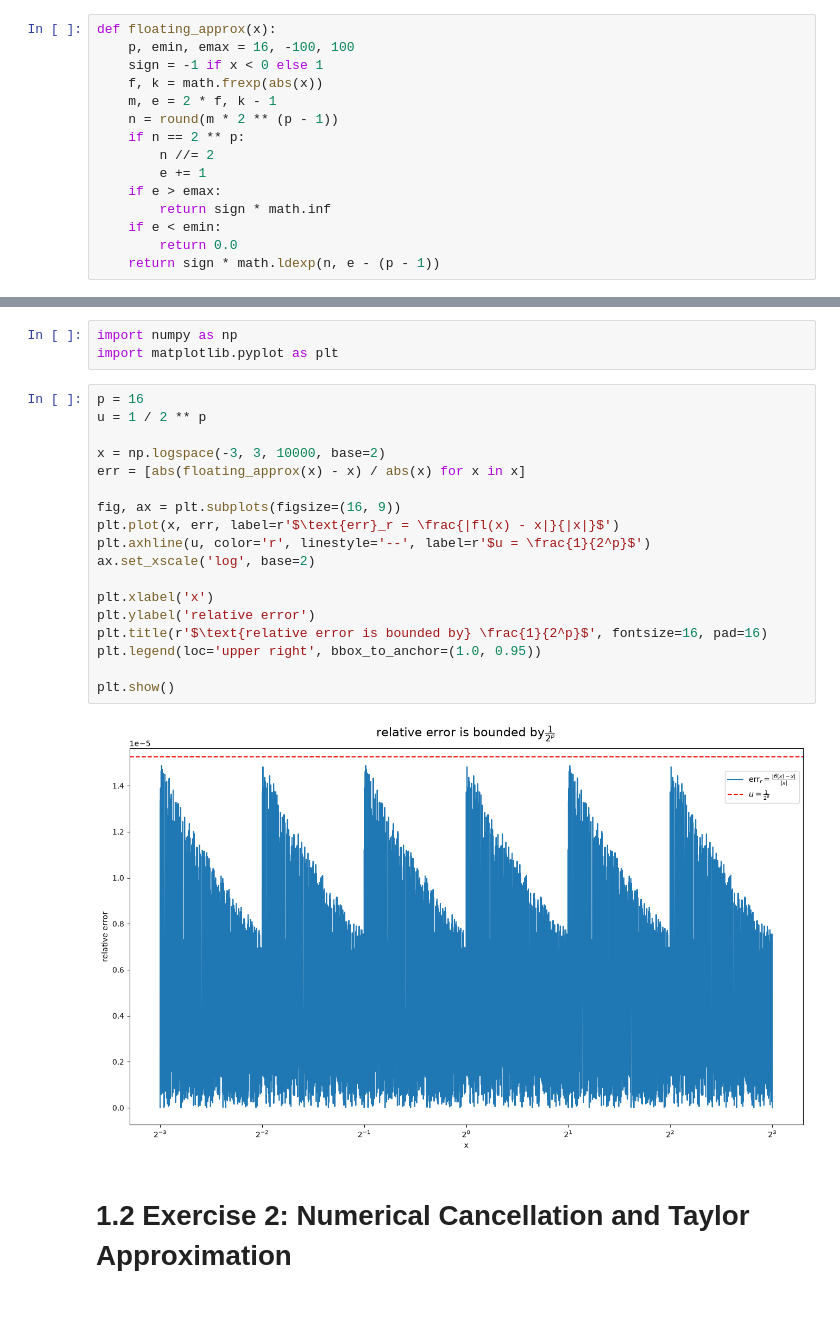
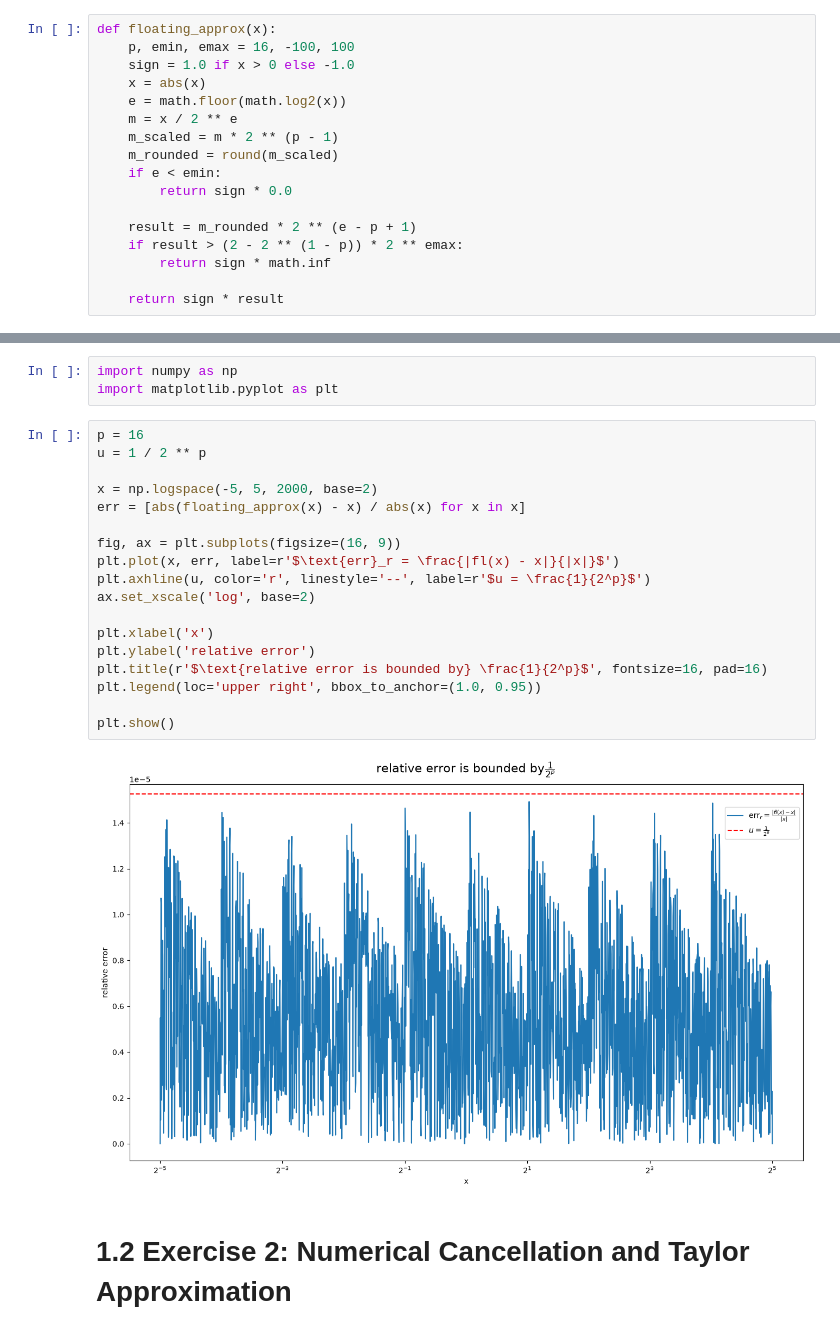
Before and after one commit to mbg615/MATH-311, a Jupyter notebook: Homework/Guthrie_Homework04_Math311.ipynb, the cells around one changed output, grey strips where cells are left out. Saved outputs shown, nothing was run; the diff lists cells and outputs as text.

```diff
--- a/Homework/Guthrie_Homework04_Math311.ipynb
+++ b/Homework/Guthrie_Homework04_Math311.ipynb
@@ -11,18 +11,20 @@ import math
 # %%
 def floating_approx(x):
     p, emin, emax = 16, -100, 100
-    sign = -1 if x < 0 else 1
-    f, k = math.frexp(abs(x))
-    m, e = 2 * f, k - 1
-    n = round(m * 2 ** (p - 1))
-    if n == 2 ** p:
-        n //= 2
-        e += 1
-    if e > emax:
+    sign = 1.0 if x > 0 else -1.0
+    x = abs(x)
+    e = math.floor(math.log2(x))
+    m = x / 2 ** e
+    m_scaled = m * 2 ** (p - 1)
+    m_rounded = round(m_scaled)
+    if e < emin:
+        return sign * 0.0
+
+    result = m_rounded * 2 ** (e - p + 1)
+    if result > (2 - 2 ** (1 - p)) * 2 ** emax:
         return sign * math.inf
-    if e < emin:
-        return 0.0
-    return sign * math.ldexp(n, e - (p - 1))
+
+    return sign * result
 # %% [markdown]
 ## 1.1.2 Relative Error Bound
 # %%
@@ -31,23 +33,23 @@ import matplotlib.pyplot as plt
 # %%
 p = 16
 u = 1 / 2 ** p
 
-x = np.logspace(-3, 3, 10000, base=2)
+x = np.logspace(-5, 5, 2000, base=2)
 err = [abs(floating_approx(x) - x) / abs(x) for x in x]
 
 fig, ax = plt.subplots(figsize=(16, 9))
 plt.plot(x, err, label=r'$\text{err}_r = \frac{|fl(x) - x|}{|x|}$')
 plt.axhline(u, color='r', linestyle='--', label=r'$u = \frac{1}{2^p}$')
 ax.set_xscale('log', base=2)
 
 plt.xlabel('x')
 plt.ylabel('relative error')
 plt.title(r'$\text{relative error is bounded by} \frac{1}{2^p}$', fontsize=16, pad=16)
 plt.legend(loc='upper right', bbox_to_anchor=(1.0, 0.95))
 
 plt.show()
 # %% [output]
-[figure, old version]
+[figure, new version]
 # %% [markdown]
 # 1.2 Exercise 2: Numerical Cancellation and Taylor Approximation
 # %% [markdown]
```
